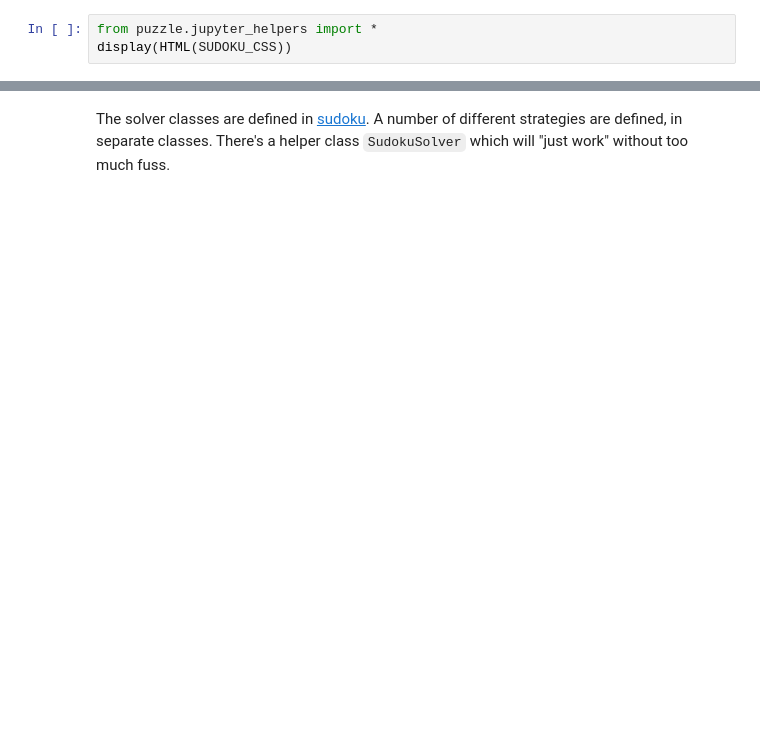
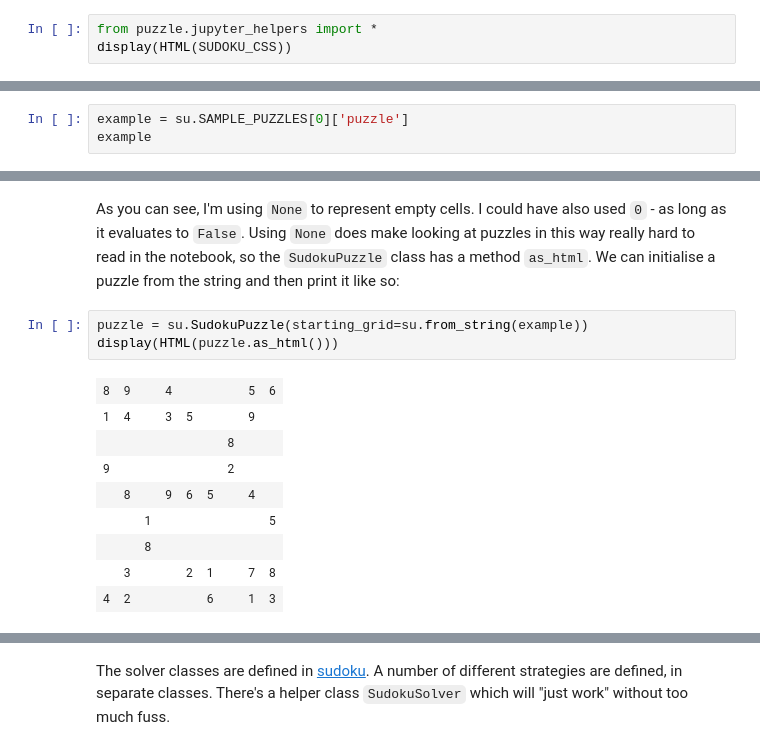
Before and after one commit to hissohathair/puzzle-solvers, a Jupyter notebook: Sudoku.ipynb, the cells around one changed output, grey strips where cells are left out. Cells and saved outputs as stored; diff of their text form; blank space fills up the shorter version.

Commit message:
Re-organized notebook into multiple files
Not all code will run just yet -- just Sudoku.ipynb

```diff
--- a/Sudoku.ipynb
+++ b/Sudoku.ipynb
@@ -63,0 +42,3 @@ Create a puzzle in `SudokuPuzzle`. There are sample puzzles in the [sudoku](sudo
+# %%
+example = su.SAMPLE_PUZZLES[0]['puzzle']
+example
@@ -63,0 +61,15 @@ Create a puzzle in `SudokuPuzzle`. There are sample puzzles in the [sudoku](sudo
+# %% [markdown]
+As you can see, I'm using `None` to represent empty cells. I could have also used `0` - as long as it evaluates to `False`. Using `None` does make looking at puzzles in this way really hard to read in the notebook, so the `SudokuPuzzle` class has a method `as_html`. We can initialise a puzzle from the string and then print it like so:
+# %%
+puzzle = su.SudokuPuzzle(starting_grid=su.from_string(example))
+display(HTML(puzzle.as_html()))
+# %% [output]
+| 8 | 9 |  | 4 |  |  |  | 5 | 6 |
+| 1 | 4 |  | 3 | 5 |  |  | 9 |  |
+|  |  |  |  |  |  | 8 |  |  |
+| 9 |  |  |  |  |  | 2 |  |  |
+|  | 8 |  | 9 | 6 | 5 |  | 4 |  |
+|  |  | 1 |  |  |  |  |  | 5 |
+|  |  | 8 |  |  |  |  |  |  |
+|  | 3 |  |  | 2 | 1 |  | 7 | 8 |
+| 4 | 2 |  |  |  | 6 |  | 1 | 3 |
```
Also changed, not shown: parts of 114 cells of this notebook, 7 other files.
